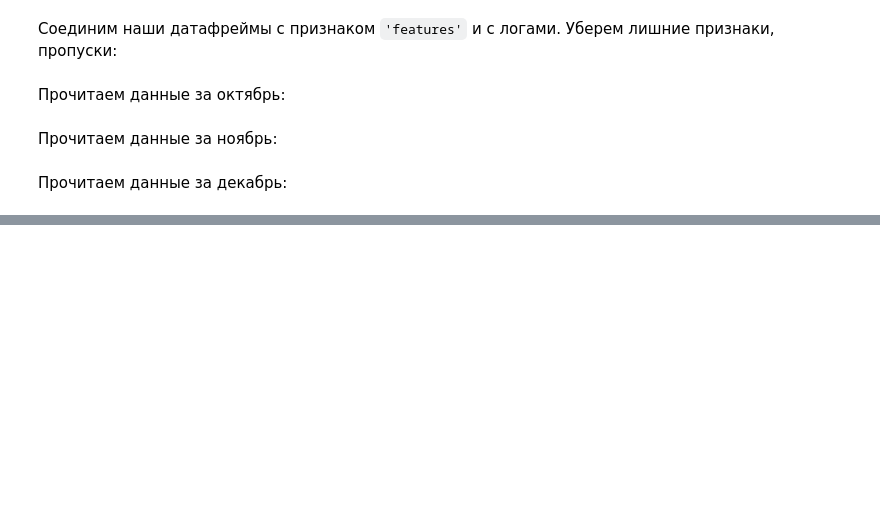
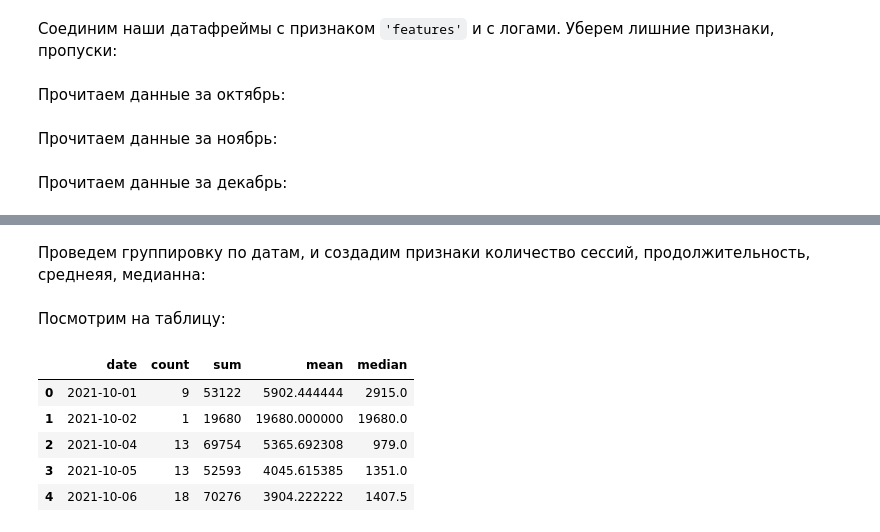
Before and after one commit to klipbn/klip_study, a Jupyter notebook: determination_average_number_lodsman_users/determination_average_number_lodsman_users.ipynb, the cells around one changed output, grey strips where cells are left out. Drawn from its saved outputs; the diff is of its cells as text; code cells hidden in the pictures; blank space fills up the shorter version.

```diff
--- a/determination_average_number_lodsman_users/determination_average_number_lodsman_users.ipynb
+++ b/determination_average_number_lodsman_users/determination_average_number_lodsman_users.ipynb
@@ -158,0 +211,21 @@ df.describe()
+# %%
+df_group_sess = (df_group_sess[df_group_sess['duration'] > 120]).reset_index()
+# %%
+df_group_sess = df_group_sess.drop(['index', 'first', 'last'], axis=1)
+# %% [markdown]
+Проведем группировку по датам, и создадим признаки количество сессий, продолжительность, среднеяя, медианна:
+# %%
+df_group_sess_days = df_group_sess.pivot_table(index='date', values=['duration'], aggfunc=['count', 'sum', 'mean', 'median']).reset_index()
+# %%
+df_group_sess_days = df_group_sess_days.droplevel(level=1, axis=1)
+# %% [markdown]
+Посмотрим на таблицу:
+# %%
+df_group_sess_days.head()
+# %% [output]
+|  | date | count | sum | mean | median |
+| 0 | 2021-10-01 | 9 | 53122 | 5902.444444 | 2915.0 |
+| 1 | 2021-10-02 | 1 | 19680 | 19680.000000 | 19680.0 |
+| 2 | 2021-10-04 | 13 | 69754 | 5365.692308 | 979.0 |
+| 3 | 2021-10-05 | 13 | 52593 | 4045.615385 | 1351.0 |
+| 4 | 2021-10-06 | 18 | 70276 | 3904.222222 | 1407.5 |
```
Also changed, not shown: parts of 34 cells of this notebook.
